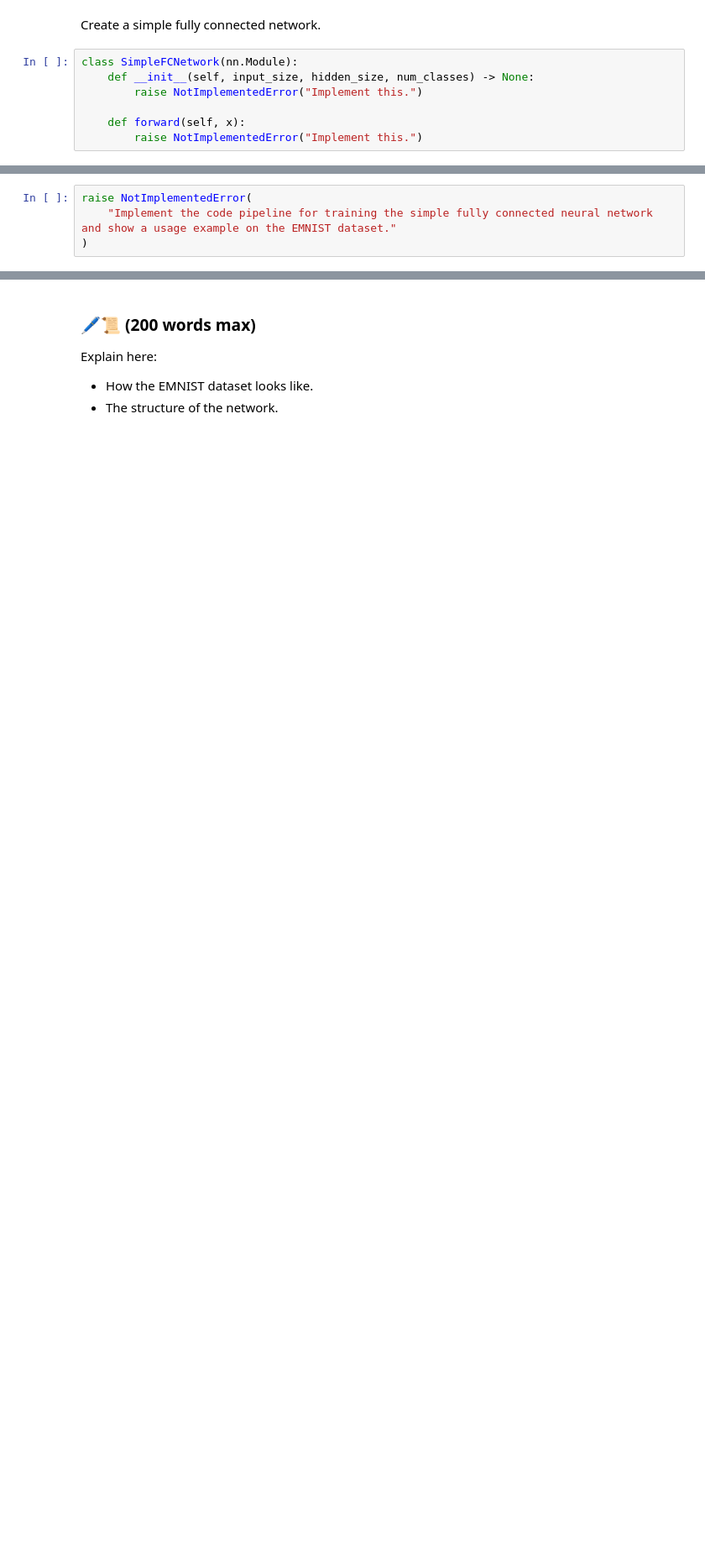
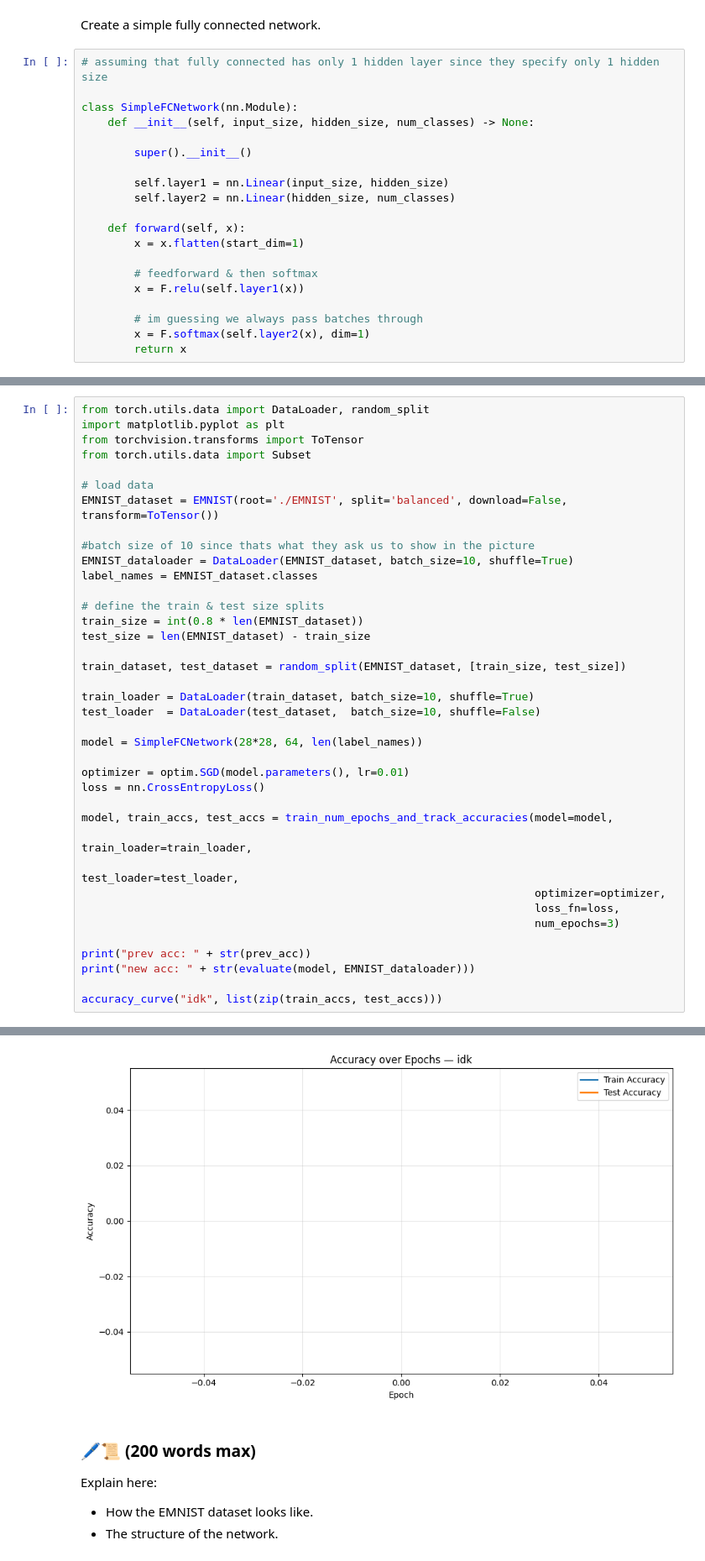
Before and after one commit to lluisvalerodelai/neuralcomputing, a Jupyter notebook: assignment.ipynb, the cells around one changed output, grey strips where cells are left out. Shown at 84% size. Saved outputs shown, nothing was run; the diff lists cells and outputs as text; blank space fills up the shorter version.

```diff
--- a/assignment.ipynb
+++ b/assignment.ipynb
@@ -121,9 +161,22 @@ def show_multiple_images(data):
 # %% [markdown]
 Create a simple fully connected network.
 # %%
+# assuming that fully connected has only 1 hidden layer since they specify only 1 hidden size
+
 class SimpleFCNetwork(nn.Module):
     def __init__(self, input_size, hidden_size, num_classes) -> None:
-        raise NotImplementedError("Implement this.")
+
+        super().__init__()
+
+        self.layer1 = nn.Linear(input_size, hidden_size)
+        self.layer2 = nn.Linear(hidden_size, num_classes)
 
     def forward(self, x):
-        raise NotImplementedError("Implement this.")
+        x = x.flatten(start_dim=1)
+
+        # feedforward & then softmax
+        x = F.relu(self.layer1(x))
+
+        # im guessing we always pass batches through
+        x = F.softmax(self.layer2(x), dim=1)
+        return x
@@ -210,4 +377,39 @@ def accuracy_curve(model_name, accuracies):
 # %%
-raise NotImplementedError(
-    "Implement the code pipeline for training the simple fully connected neural network and show a usage example on the EMNIST dataset."
-)
+from torch.utils.data import DataLoader, random_split
+import matplotlib.pyplot as plt
+from torchvision.transforms import ToTensor
+from torch.utils.data import Subset
+
+# load data
+EMNIST_dataset = EMNIST(root='./EMNIST', split='balanced', download=False, transform=ToTensor())
+
+#batch size of 10 since thats what they ask us to show in the picture
+EMNIST_dataloader = DataLoader(EMNIST_dataset, batch_size=10, shuffle=True)
+label_names = EMNIST_dataset.classes
+
+# define the train & test size splits
+train_size = int(0.8 * len(EMNIST_dataset))
+test_size = len(EMNIST_dataset) - train_size
+
+train_dataset, test_dataset = random_split(EMNIST_dataset, [train_size, test_size])
+
+train_loader = DataLoader(train_dataset, batch_size=10, shuffle=True)
+test_loader  = DataLoader(test_dataset,  batch_size=10, shuffle=False)
+
+model = SimpleFCNetwork(28*28, 64, len(label_names))
+
+optimizer = optim.SGD(model.parameters(), lr=0.01)
+loss = nn.CrossEntropyLoss()
+
+model, train_accs, test_accs = train_num_epochs_and_track_accuracies(model=model,
+                                                                     train_loader=train_loader,
+                                                                     test_loader=test_loader,
+                                                                     optimizer=optimizer,
+                                                                     loss_fn=loss,
+                                                                     num_epochs=3)
+
+print("prev acc: " + str(prev_acc))
+print("new acc: " + str(evaluate(model, EMNIST_dataloader)))
+
+accuracy_curve("idk", list(zip(train_accs, test_accs)))
+# %% [output]
@@ -214,3 +424,4 @@ raise NotImplementedError(
+[figure, added]
 # %% [markdown]
 ### 🖊️📜 (200 words max)
 
```
Also changed, not shown: parts of 8 cells of this notebook.
